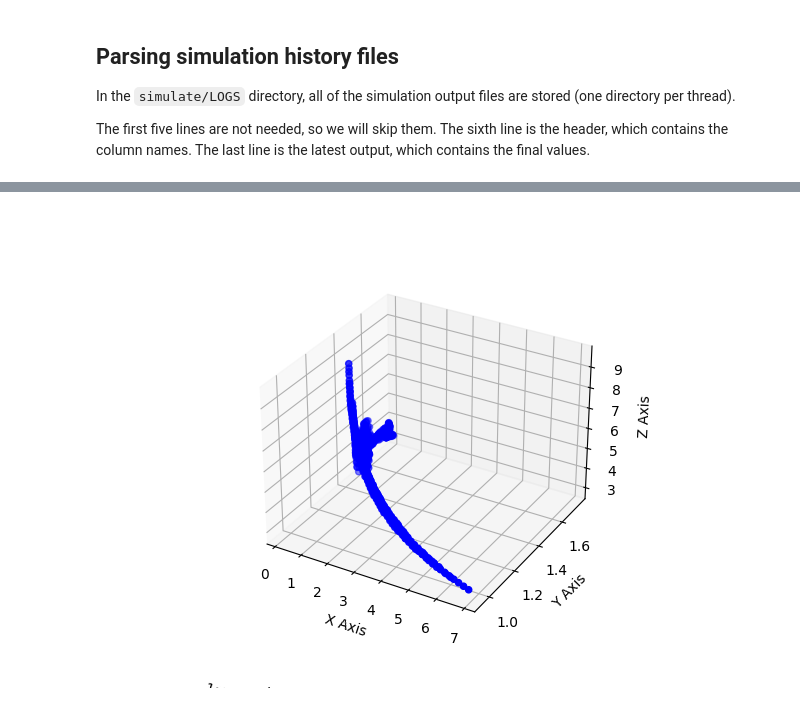
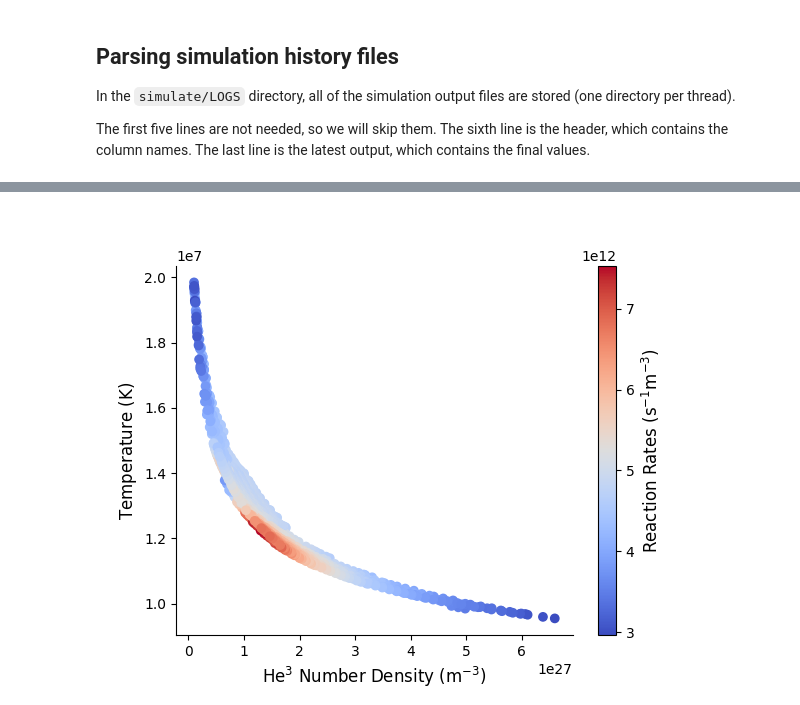
Before and after one commit to max-widmaier/Stellar-Nuclear-Research, a Jupyter notebook: sts_analysis.ipynb, the cells around one changed output, grey strips where cells are left out. Saved outputs shown, nothing was run; the diff lists cells and outputs as text; code cells hidden in the pictures.

Commit message:
finalized visualizations

```diff
--- a/sts_analysis.ipynb
+++ b/sts_analysis.ipynb
@@ -467,9 +457,14 @@ whole_df
+# %%
+whole_df = pd.read_json('./stellar_profiles_sts.json', orient='records')
+whole_df.index = whole_df.index.astype(np.int64)
+whole_df
 # %%
-fig, ax = plt.subplots()
+data = whole_df.copy()
+data = data[data['he3_number_density'] > 1e26]
+data = data[data['age'] > 1e8]
 
-desired_mass = 1.1
-data = whole_df[whole_df['reaction_rates_per_unit_volume'] > 1e12]
-data = whole_df[whole_df['H'] > 0.5]
+data['mass'] = data['mass'] / SOLAR_MASS
+data['radius'] = data['radius'] / SOLAR_RADIUS
 
-ax.scatter(data['he3_number_density'], data['reaction_rates_per_unit_volume'])
+data
 # %% [output]
@@ -478,18 +547,26 @@ ax.scatter(data['he3_number_density'], data['reaction_rates_per_unit_volume'])
 # %%
 fig = plt.figure()
-ax = fig.add_subplot(111, projection='3d')
+ax = fig.add_subplot()
 
 # Generate random data
-x = data['he3_number_density']
-y = data['core_temperature']
-z = data['reaction_rates_per_unit_volume']
+x = (data['he3_number_density'])
+y = (data['core_temperature'])
+z = (data['reaction_rates_per_unit_volume'])
+# z = data['H']
 
-ax.scatter(x, y, z, c='blue', marker='o')
+scatter = ax.scatter(x, y, marker='o', c=z, cmap='coolwarm')
+# legend = ax.legend(*scatter.legend_elements(), title="Mass")
+# ax.add_artist(legend)
 
-ax.set_xlabel('X Axis')
-ax.set_ylabel('Y Axis')
-ax.set_zlabel('Z Axis')
+cbar = plt.colorbar(scatter)
+cbar.set_label(r'Reaction Rates ($\mathrm{s}^{-1}\mathrm{m}^{-3}$)', fontsize=12)
 
+ax.set_xlabel(r'He${}^3$ Number Density ($\mathrm{m}^{-3}$)', size=12)
+ax.set_ylabel(r'Temperature ($\mathrm{K}$)', size=12)
+ax.spines["top"].set_visible(False)
+ax.spines["right"].set_visible(False)
+
+fig.savefig('./figs/raw_data.pdf')  # vector for LaTeX
 plt.show()
 # %% [output]
-[figure, old version]
+[figure, new version]
```
Also changed, not shown: parts of 17 cells of this notebook, 18 other files.
